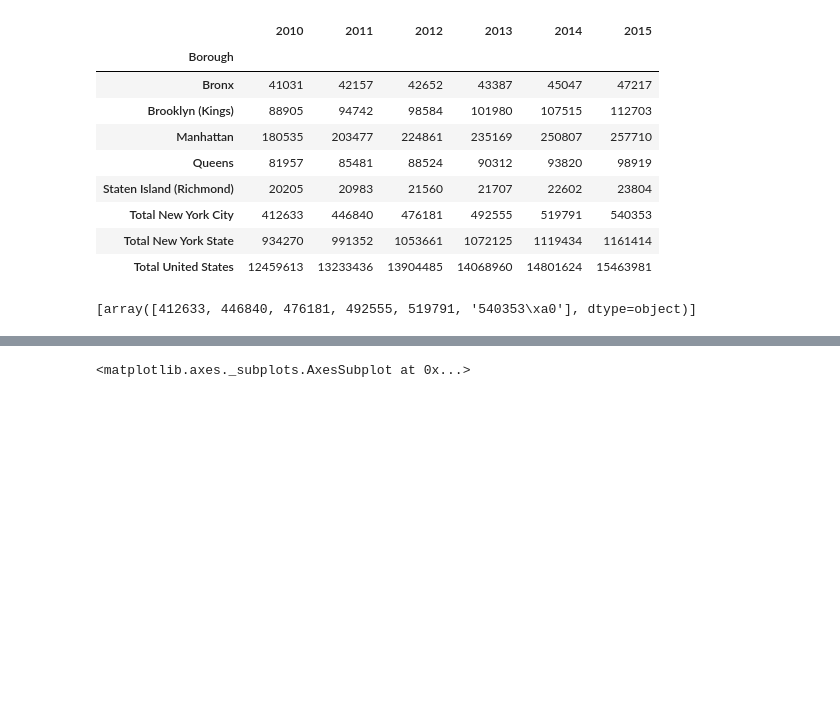
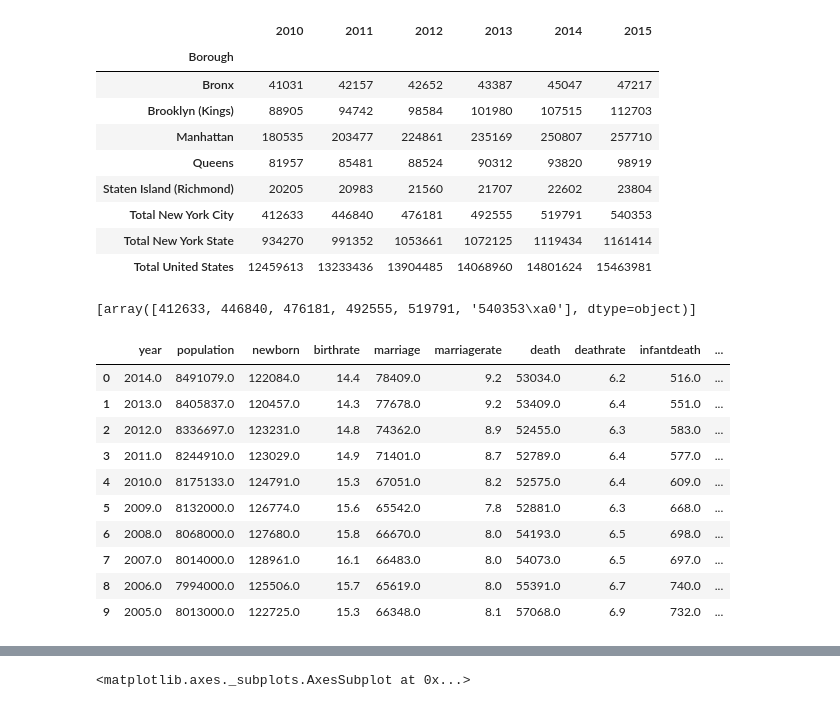
Before and after one commit to llq205/ds1004-project, a Jupyter notebook: code_plots/BIGDATA_plot_seaborn.ipynb, the cells around one changed output, grey strips where cells are left out. Cells and saved outputs as stored; diff of their text form; code cells hidden in the pictures; blank space fills up the shorter version.

```diff
--- a/code_plots/BIGDATA_plot_seaborn.ipynb
+++ b/code_plots/BIGDATA_plot_seaborn.ipynb
@@ -42,0 +57,14 @@ list(eco[5:6].values)
+# %%
+other
+# %% [output]
+|  | year | population | newborn | birthrate | marriage | marriagerate | death | deathrate | infantdeath | ... |
+| 0 | 2014.0 | 8491079.0 | 122084.0 | 14.4 | 78409.0 | 9.2 | 53034.0 | 6.2 | 516.0 | ... |
+| 1 | 2013.0 | 8405837.0 | 120457.0 | 14.3 | 77678.0 | 9.2 | 53409.0 | 6.4 | 551.0 | ... |
+| 2 | 2012.0 | 8336697.0 | 123231.0 | 14.8 | 74362.0 | 8.9 | 52455.0 | 6.3 | 583.0 | ... |
+| 3 | 2011.0 | 8244910.0 | 123029.0 | 14.9 | 71401.0 | 8.7 | 52789.0 | 6.4 | 577.0 | ... |
+| 4 | 2010.0 | 8175133.0 | 124791.0 | 15.3 | 67051.0 | 8.2 | 52575.0 | 6.4 | 609.0 | ... |
+| 5 | 2009.0 | 8132000.0 | 126774.0 | 15.6 | 65542.0 | 7.8 | 52881.0 | 6.3 | 668.0 | ... |
+| 6 | 2008.0 | 8068000.0 | 127680.0 | 15.8 | 66670.0 | 8.0 | 54193.0 | 6.5 | 698.0 | ... |
+| 7 | 2007.0 | 8014000.0 | 128961.0 | 16.1 | 66483.0 | 8.0 | 54073.0 | 6.5 | 697.0 | ... |
+| 8 | 2006.0 | 7994000.0 | 125506.0 | 15.7 | 65619.0 | 8.0 | 55391.0 | 6.7 | 740.0 | ... |
+| 9 | 2005.0 | 8013000.0 | 122725.0 | 15.3 | 66348.0 | 8.1 | 57068.0 | 6.9 | 732.0 | ... |
```
Also changed, not shown: parts of 13 cells of this notebook, 8 other files.
